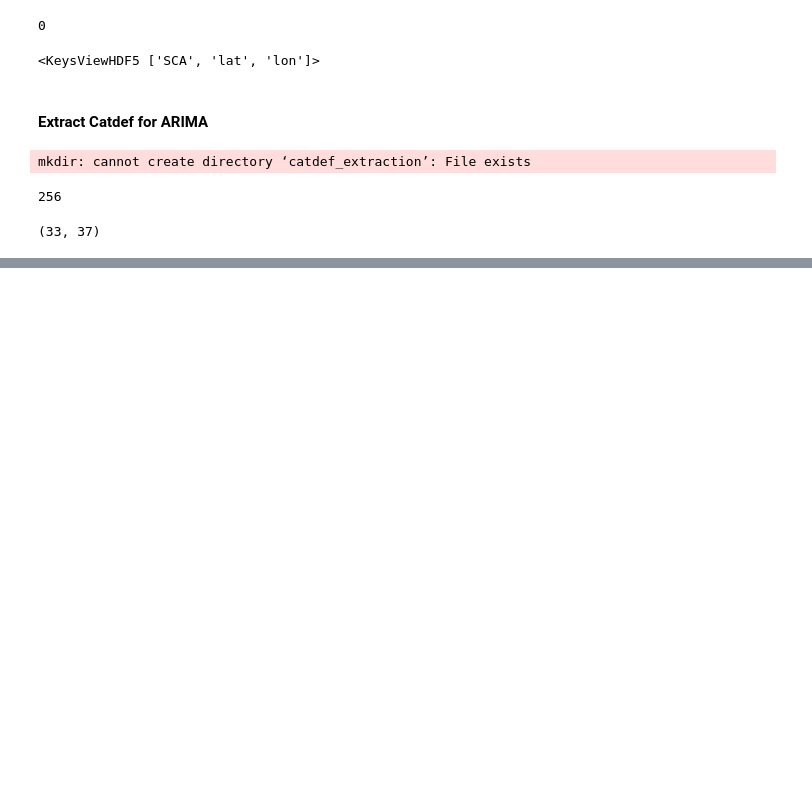
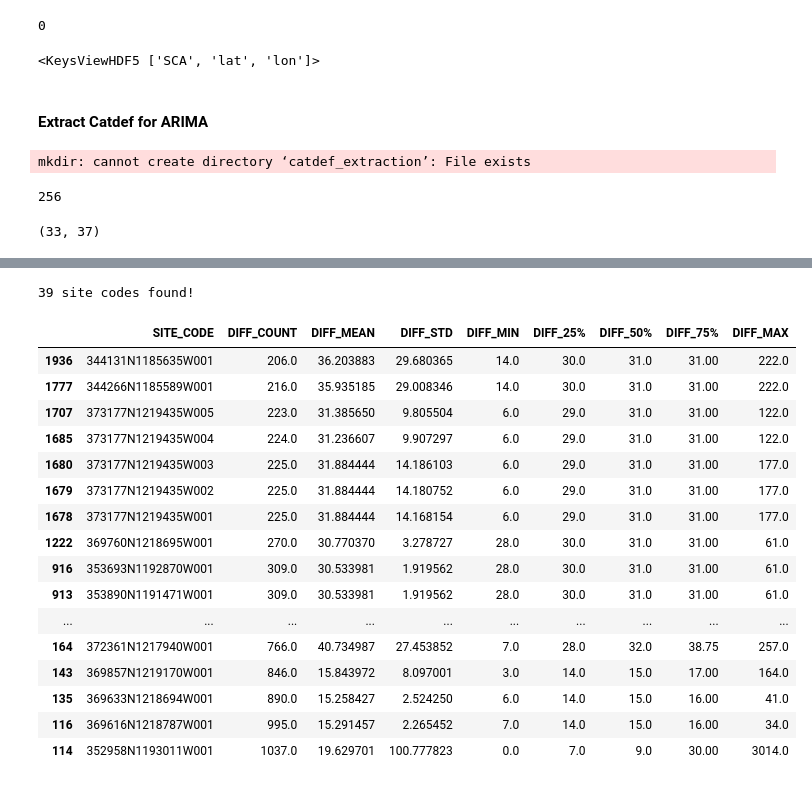
Before and after one commit to eddie-a-salinas/CA-Hydrology-W210-SP2022, a Jupyter notebook: pickle_explore.ipynb, the cells around one changed output, grey strips where cells are left out. Drawn from its saved outputs; the diff is of its cells as text; code cells hidden in the pictures; blank space fills up the shorter version.

```diff
--- a/pickle_explore.ipynb
+++ b/pickle_explore.ipynb
@@ -570,0 +767,3 @@ For site code 348608N1182474W001, its dates are ['1986-02-06 00:00:00']
+# %%
+site_codes_to_consider=main_df[main_df['DIFF_COUNT']>=169]['SITE_CODE'].tolist()
+print(f"{len(site_codes_to_consider)} site codes to consider!")
@@ -570,0 +772,9 @@ For site code 348608N1182474W001, its dates are ['1986-02-06 00:00:00']
+# %%
+pickle_ranges=generatePickleRanges()
+covered_site_codes=list()
+for sci in range(len(site_codes_to_consider)):
+    if(sci%100==0):
+        print(f"On code {sci} of {len(site_codes_to_consider)}")
+    site_code=site_codes_to_consider[sci]
+    if(doesSiteHaveDataForEachMonthOfPkl(site_code,pickle_ranges)):
+        covered_site_codes.append(site_code)
@@ -570,0 +799,25 @@ For site code 348608N1182474W001, its dates are ['1986-02-06 00:00:00']
+# %%
+print(f"{len(covered_site_codes)} site codes found!")
+# %% [output]
+39 site codes found!
+# %%
+info_df_about_covered_sites=main_df[main_df.apply(lambda row:row['SITE_CODE'] in covered_site_codes,axis=1)].sort_values('DIFF_COUNT')
+info_df_about_covered_sites
+# %% [output]
+|  | SITE_CODE | DIFF_COUNT | DIFF_MEAN | DIFF_STD | DIFF_MIN | DIFF_25% | DIFF_50% | DIFF_75% | DIFF_MAX |
+| 1936 | 344131N1185635W001 | 206.0 | 36.203883 | 29.680365 | 14.0 | 30.0 | 31.0 | 31.00 | 222.0 |
+| 1777 | 344266N1185589W001 | 216.0 | 35.935185 | 29.008346 | 14.0 | 30.0 | 31.0 | 31.00 | 222.0 |
+| 1707 | 373177N1219435W005 | 223.0 | 31.385650 | 9.805504 | 6.0 | 29.0 | 31.0 | 31.00 | 122.0 |
+| 1685 | 373177N1219435W004 | 224.0 | 31.236607 | 9.907297 | 6.0 | 29.0 | 31.0 | 31.00 | 122.0 |
+| 1680 | 373177N1219435W003 | 225.0 | 31.884444 | 14.186103 | 6.0 | 29.0 | 31.0 | 31.00 | 177.0 |
+| 1679 | 373177N1219435W002 | 225.0 | 31.884444 | 14.180752 | 6.0 | 29.0 | 31.0 | 31.00 | 177.0 |
+| 1678 | 373177N1219435W001 | 225.0 | 31.884444 | 14.168154 | 6.0 | 29.0 | 31.0 | 31.00 | 177.0 |
+| 1222 | 369760N1218695W001 | 270.0 | 30.770370 | 3.278727 | 28.0 | 30.0 | 31.0 | 31.00 | 61.0 |
+| 916 | 353693N1192870W001 | 309.0 | 30.533981 | 1.919562 | 28.0 | 30.0 | 31.0 | 31.00 | 61.0 |
+| 913 | 353890N1191471W001 | 309.0 | 30.533981 | 1.919562 | 28.0 | 30.0 | 31.0 | 31.00 | 61.0 |
+| ... | ... | ... | ... | ... | ... | ... | ... | ... | ... |
+| 164 | 372361N1217940W001 | 766.0 | 40.734987 | 27.453852 | 7.0 | 28.0 | 32.0 | 38.75 | 257.0 |
+| 143 | 369857N1219170W001 | 846.0 | 15.843972 | 8.097001 | 3.0 | 14.0 | 15.0 | 17.00 | 164.0 |
+| 135 | 369633N1218694W001 | 890.0 | 15.258427 | 2.524250 | 6.0 | 14.0 | 15.0 | 16.00 | 41.0 |
+| 116 | 369616N1218787W001 | 995.0 | 15.291457 | 2.265452 | 7.0 | 14.0 | 15.0 | 16.00 | 34.0 |
+| 114 | 352958N1193011W001 | 1037.0 | 19.629701 | 100.777823 | 0.0 | 7.0 | 9.0 | 30.00 | 3014.0 |
```
Also changed, not shown: parts of 48 cells of this notebook.
